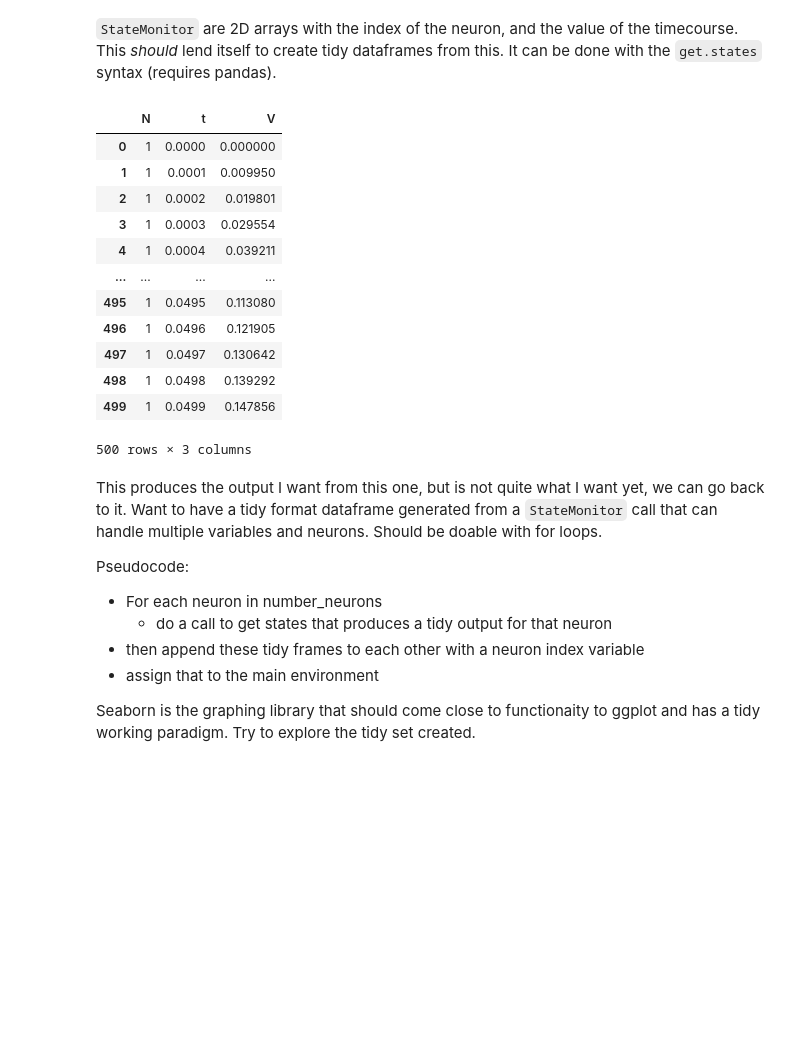
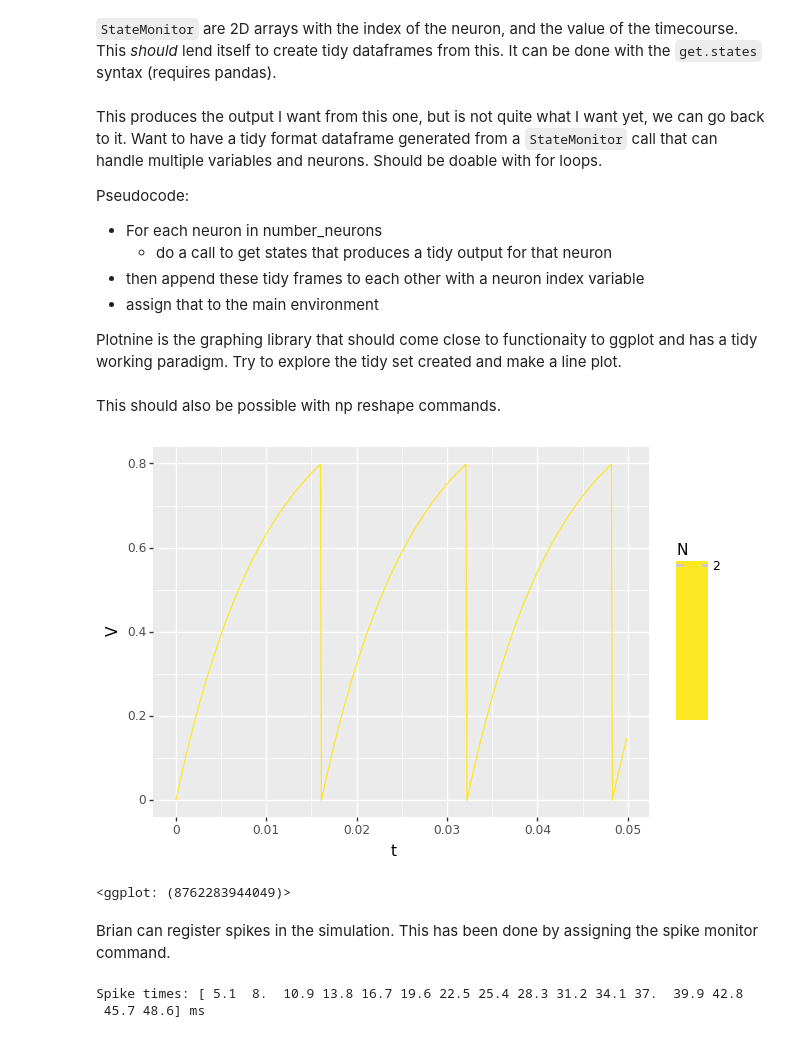
Before and after one commit to linusconrad/neurodynamics-learning, a Jupyter notebook: Linus-neurodyn-notes.ipynb, the cells around one changed output. Saved outputs shown, nothing was run; the diff lists cells and outputs as text; code cells hidden in the pictures; blank space fills up the shorter version.

Commit message:
continued working for today, managed to get tidy plotting to work

```diff
--- a/Linus-neurodyn-notes.ipynb
+++ b/Linus-neurodyn-notes.ipynb
@@ -73,9 +74,11 @@ eqs = '''
 dv/dt = (1-v)/tau : 1
 '''
 
-G = NeuronGroup(1, eqs, threshold='v>0.8', reset='v = 0', method='exact')
+G = NeuronGroup(2, eqs, threshold='v>0.8', reset='v = 0', method='exact')
 
 M = StateMonitor(G, 'v', record=True)
+spikemon = SpikeMonitor(G)
+
 run(50*ms)
 plot(M.t/ms, M.v[0])
 xlabel('Time (ms)')
@@ -87,27 +90,10 @@ ylabel('v');
 This *should* lend itself to create tidy dataframes from this.
 It can be done with the `get.states` syntax (requires pandas).
 # %%
-test = M.get_states(['t','v'[0]], units =False)
-#test
-#len(M.v[0])
-pd.DataFrame({
+simdata = pd.DataFrame({
     'N': len(M.v),
     't': M.t,
     'V': M.v[0]})
-# %% [output]
-|  | N | t | V |
-| 0 | 1 | 0.0000 | 0.000000 |
-| 1 | 1 | 0.0001 | 0.009950 |
-| 2 | 1 | 0.0002 | 0.019801 |
-| 3 | 1 | 0.0003 | 0.029554 |
-| 4 | 1 | 0.0004 | 0.039211 |
-| ... | ... | ... | ... |
-| 495 | 1 | 0.0495 | 0.113080 |
-| 496 | 1 | 0.0496 | 0.121905 |
-| 497 | 1 | 0.0497 | 0.130642 |
-| 498 | 1 | 0.0498 | 0.139292 |
-| 499 | 1 | 0.0499 | 0.147856 |
-500 rows × 3 columns
 # %% [markdown]
 This produces the output I want from this one, but is not quite what I want yet, we can go back to it.
 Want to have a tidy format dataframe generated from a `StateMonitor` call that can handle multiple variables and neurons.
@@ -120,5 +106,16 @@ Pseudocode:
 * then append these tidy frames to each other with a neuron index variable
 * assign that to the main environment
 
-Seaborn is the graphing library that should come close to functionaity to ggplot and has a tidy working paradigm.
-Try to explore the tidy set created.
+Plotnine is the graphing library that should come close to functionaity to ggplot and has a tidy working paradigm.
+Try to explore the tidy set created and make a line plot.
+# %% [markdown]
+This should also be possible with np reshape commands.
+# %%
+(ggplot(simdata, aes(x = 't', y = 'V', colour = 'N'))
++ geom_line())
+# %% [output]
+[figure, added]
+<ggplot: (8762283944049)>
+# %% [markdown]
+Brian can register spikes in the simulation.
+This has been done by assigning the spike monitor command.
@@ -124,0 +137,5 @@ Try to explore the tidy set created.
+# %%
+print('Spike times: %s' % spikemon.t[:])
+# %% [output]
+Spike times: [ 5.1  8.  10.9 13.8 16.7 19.6 22.5 25.4 28.3 31.2 34.1 37.  39.9 42.8
+ 45.7 48.6] ms
```
Also changed, not shown: parts of 7 cells of this notebook, 1 other file.
